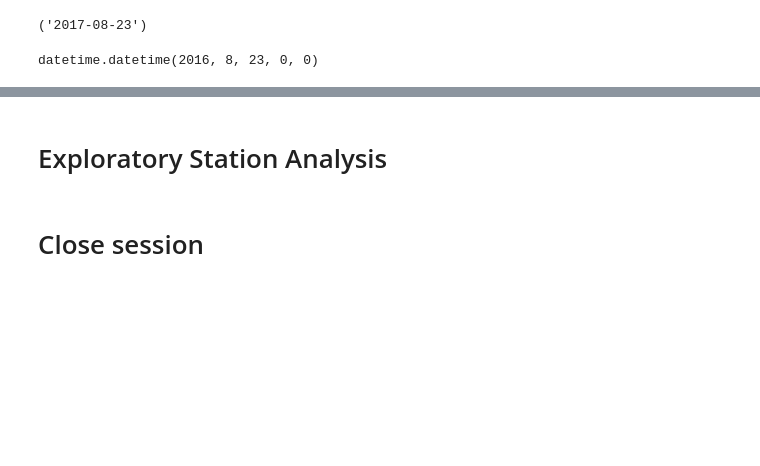
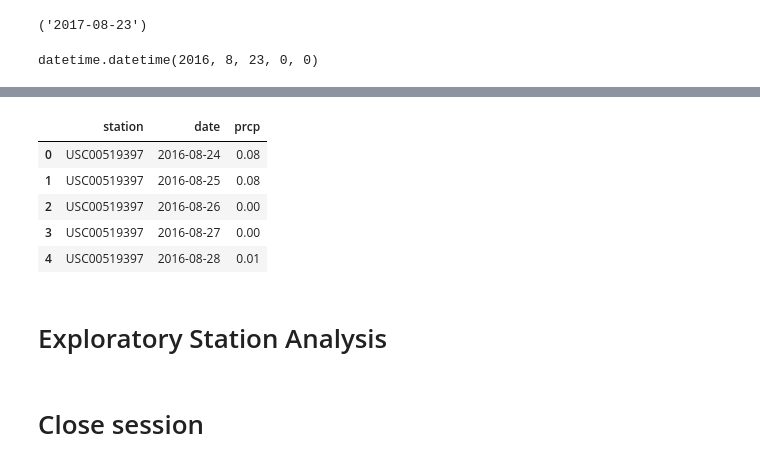
Before and after one commit to cchitec/sqlalchemy_challenge, a Jupyter notebook: climate_starter.ipynb, the cells around one changed output, grey strips where cells are left out. Cells and saved outputs as stored; diff of their text form; code cells hidden in the pictures; blank space fills up the shorter version.

```diff
--- a/climate_starter.ipynb
+++ b/climate_starter.ipynb
@@ -89,3 +118,15 @@ precep
+# %%
+# Sort the dataframe by date
+yr_prcp.reset_index(drop=True, inplace=True)
+yr_prcp.head()
+# Use Pandas Plotting with Matplotlib to plot the data
+# %% [output]
+|  | station | date | prcp |
+| 0 | USC00519397 | 2016-08-24 | 0.08 |
+| 1 | USC00519397 | 2016-08-25 | 0.08 |
+| 2 | USC00519397 | 2016-08-26 | 0.00 |
+| 3 | USC00519397 | 2016-08-27 | 0.00 |
+| 4 | USC00519397 | 2016-08-28 | 0.01 |
 # %%
 # Use Pandas to calcualte the summary statistics for the precipitation data
 # %% [markdown]
```
Also changed, not shown: parts of 2 cells of this notebook.
